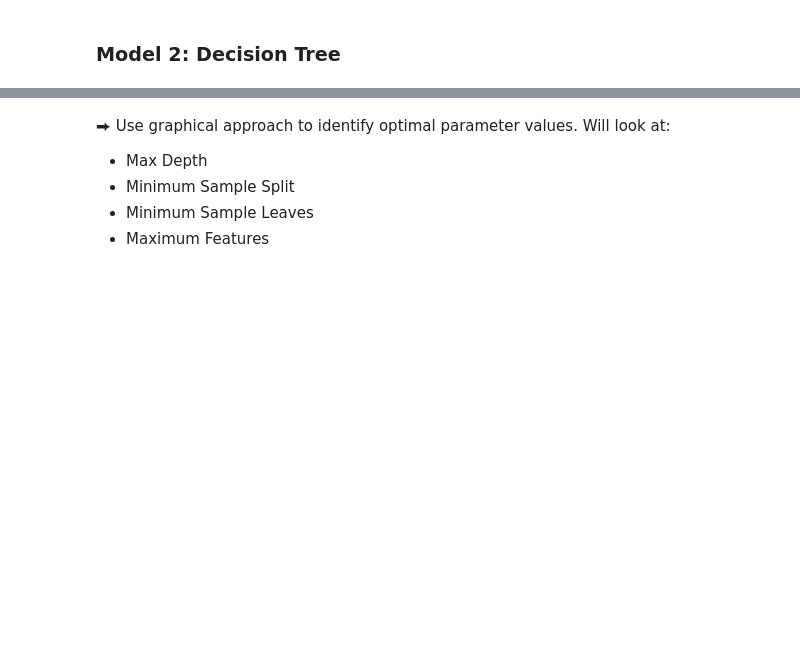
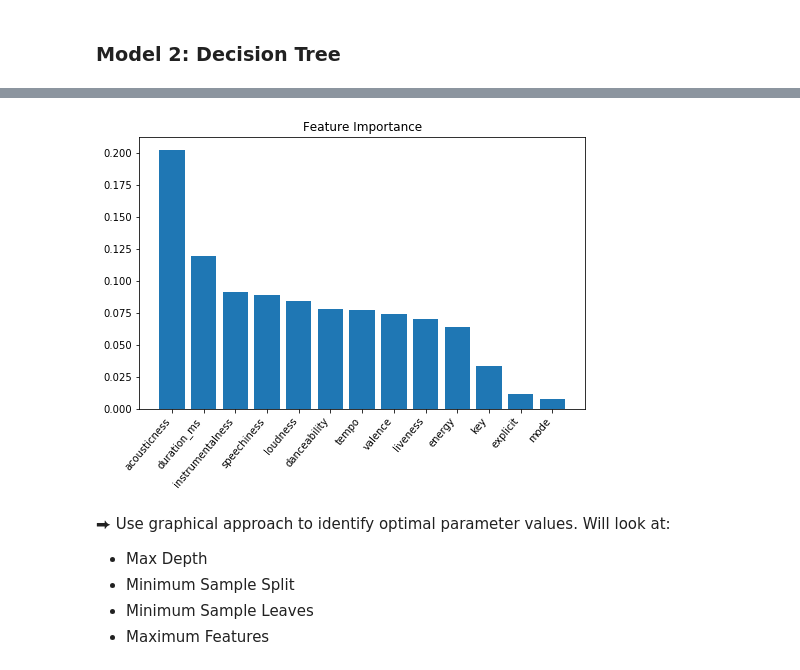
Before and after one commit to shawnjohnsamuel/spotify-popularity-prediction, a Jupyter notebook: project-notebook.ipynb, the cells around one changed output, grey strips where cells are left out. Saved outputs shown, nothing was run; the diff lists cells and outputs as text; code cells hidden in the pictures; blank space fills up the shorter version.

```diff
--- a/project-notebook.ipynb
+++ b/project-notebook.ipynb
@@ -409,3 +362,7 @@ ROC-AUC   | 1.0000 | 0.6733 |
+# %%
+sjs.plot_feature_imp(dt, X)
+# %% [output]
+[figure, added]
 # %% [markdown]
 ⮕ Use graphical approach to identify optimal parameter values. Will look at:
 - Max Depth
```
Also changed, not shown: parts of 32 cells of this notebook.
